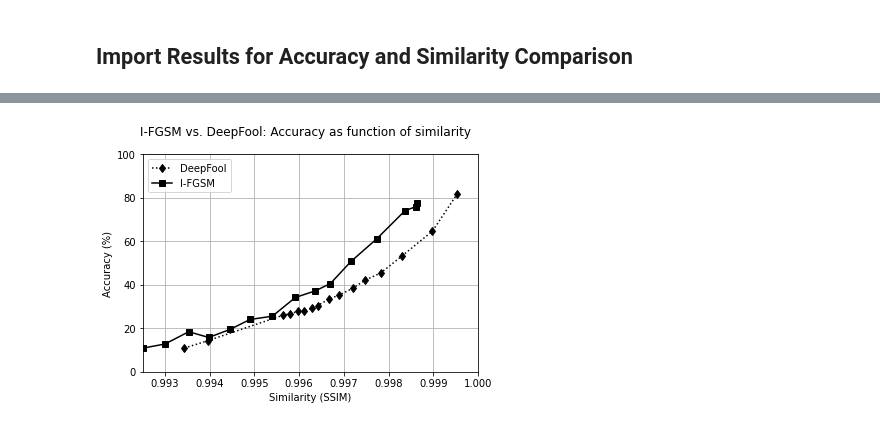
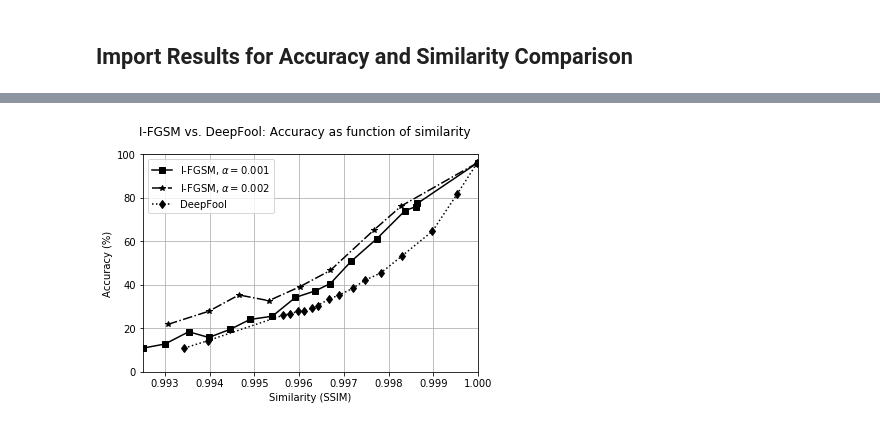
Before and after one commit to vkarlstrand/pie, a Jupyter notebook: plot_parameter_results_with_comparison.ipynb, the cells around one changed output, grey strips where cells are left out. Saved outputs shown, nothing was run; the diff lists cells and outputs as text; code cells hidden in the pictures.

Commit message:
Updated plot

```diff
--- a/plot_parameter_results_with_comparison.ipynb
+++ b/plot_parameter_results_with_comparison.ipynb
@@ -102,15 +102,20 @@ def plot_deepfool_similarity(overshoots, max_iters, means, stds):
 
 def plot_all_accuracy_similarity(IFGSM_accuracy, IFGSM_similarity, DeepFool_accuracy, DeepFool_similarity):
     fig, ax = plt.subplots()
+    sims = [0.9930634498596191, 0.9939737915992737, 0.9946518540382385, 0.995320737361908, 0.9960126280784607, 0.9966970086097717, 0.9976643919944763, 0.9982907772064209, 1.0]
+    accs = [0.21804511278195488, 0.2781954887218045, 0.3533834586466165, 0.32706766917293234, 0.39097744360902253, 0.46616541353383456, 0.650375939849624, 0.7631578947368421, 0.9624060150375939]
+    accs = [a*100 for a in accs]
+
+    lines1 = ax.plot(IFGSM_similarity, IFGSM_accuracy, 's-k')
+    lines12 = ax.plot(sims, accs, '*-.k')
     lines2 = ax.plot(DeepFool_similarity, DeepFool_accuracy, 'd:k')
-    lines1 = ax.plot(IFGSM_similarity, IFGSM_accuracy, 's-k')
     k = 1
 
     ax.set_xlabel('Similarity (SSIM)')
     ax.set_ylabel('Accuracy (%)')
     ax.set_xlim([min(IFGSM_similarity[0],DeepFool_similarity[0]),1])
     ax.set_ylim([0, 100])
-    ax.legend(["DeepFool", "I-FGSM"] , loc='upper left', ncol=1)
+    ax.legend([r"I-FGSM, $\alpha=0.001$", r"I-FGSM, $\alpha=0.002$", "DeepFool"] , loc='upper left', ncol=1)
     ax.grid('on')
     return fig
 
@@ -222,9 +227,13 @@ DeepFool Similarity after concatenation: [0.99342942 0.99395245 0.99562931 0.995
  0.99627686 0.99641293 0.99667096 0.99689913 0.99719447 0.9974739
  0.99782938 0.99830776 0.99898285 0.99954271 0.99997765]
 # %%
-fig = plot_all_accuracy_similarity(last_IFGSM_Accuracy_arr, last_IFGSM_mean_similarity_arr, last_DeepFool_Accuracy_arr[:-1], last_DeepFool_mean_similarity_arr[:-1])
+last_IFGSM_Accuracy_arr2 = np.concatenate((last_IFGSM_Accuracy_arr, np.array([96.24])))
+last_IFGSM_mean_similarity_arr2 = np.concatenate((last_IFGSM_mean_similarity_arr, np.array([1])))
+
+
+fig = plot_all_accuracy_similarity(last_IFGSM_Accuracy_arr2, last_IFGSM_mean_similarity_arr2, last_DeepFool_Accuracy_arr, last_DeepFool_mean_similarity_arr)
 fig.suptitle('I-FGSM vs. DeepFool: Accuracy as function of similarity')
 plt.savefig('res_ifgsm_deepfool_acc_sim.pdf')
 plt.show()
 # %% [output]
-[figure, old version]
+[figure, new version]
```
Also changed, not shown: parts of 1 cell of this notebook, 1 other file.
